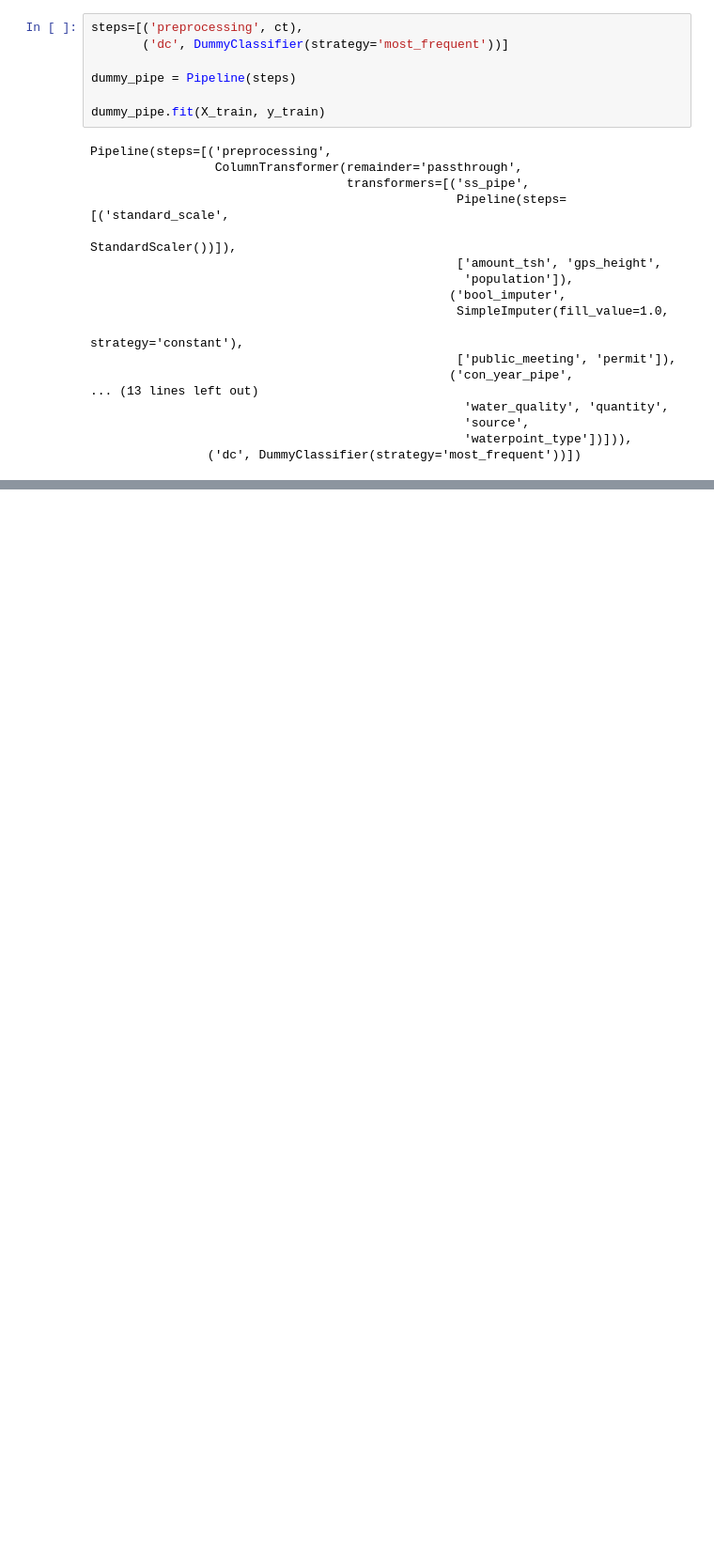
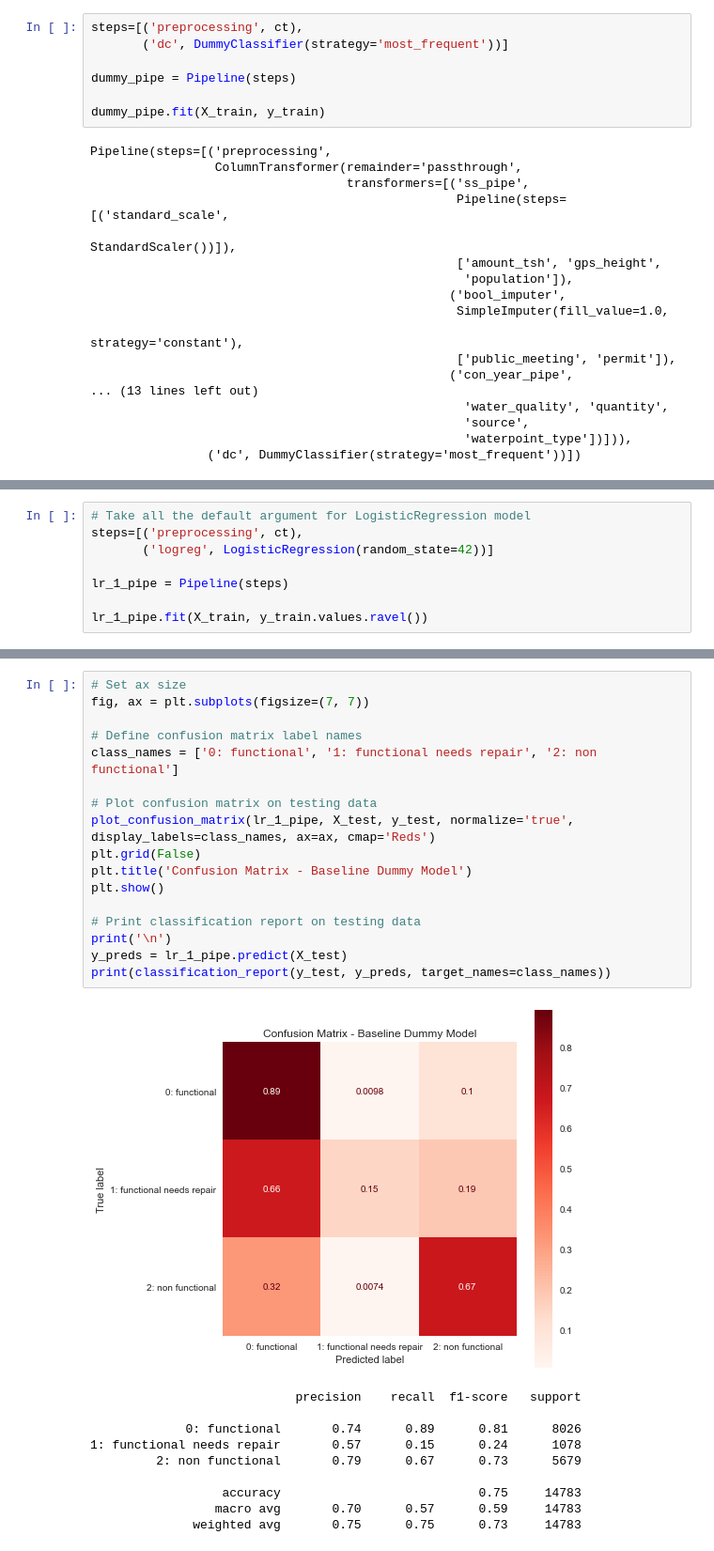
Before and after one commit to rjpost20/Classification-Project, a Jupyter notebook: Water Pump Classification Model V3.ipynb, the cells around one changed output, grey strips where cells are left out. Shown at 94% size. Saved outputs shown, nothing was run; the diff lists cells and outputs as text; blank space fills up the shorter version.

```diff
--- a/Water Pump Classification Model V3.ipynb
+++ b/Water Pump Classification Model V3.ipynb
@@ -778,0 +821,8 @@ Cross_Val F1 Score: 0.234583
+# %%
+# Take all the default argument for LogisticRegression model
+steps=[('preprocessing', ct),
+       ('logreg', LogisticRegression(random_state=42))]
+
+lr_1_pipe = Pipeline(steps)
+
+lr_1_pipe.fit(X_train, y_train.values.ravel())
@@ -778,0 +864,28 @@ Cross_Val F1 Score: 0.234583
+# %%
+# Set ax size
+fig, ax = plt.subplots(figsize=(7, 7))
+
+# Define confusion matrix label names
+class_names = ['0: functional', '1: functional needs repair', '2: non functional']
+
+# Plot confusion matrix on testing data
+plot_confusion_matrix(lr_1_pipe, X_test, y_test, normalize='true', display_labels=class_names, ax=ax, cmap='Reds')
+plt.grid(False)
+plt.title('Confusion Matrix - Baseline Dummy Model')
+plt.show()
+
+# Print classification report on testing data
+print('\n')
+y_preds = lr_1_pipe.predict(X_test)
+print(classification_report(y_test, y_preds, target_names=class_names))
+# %% [output]
+[figure, added]
+                            precision    recall  f1-score   support
+
+             0: functional       0.74      0.89      0.81      8026
+1: functional needs repair       0.57      0.15      0.24      1078
+         2: non functional       0.79      0.67      0.73      5679
+
+                  accuracy                           0.75     14783
+                 macro avg       0.70      0.57      0.59     14783
+              weighted avg       0.75      0.75      0.73     14783
```
Also changed, not shown: parts of 13 cells of this notebook.
